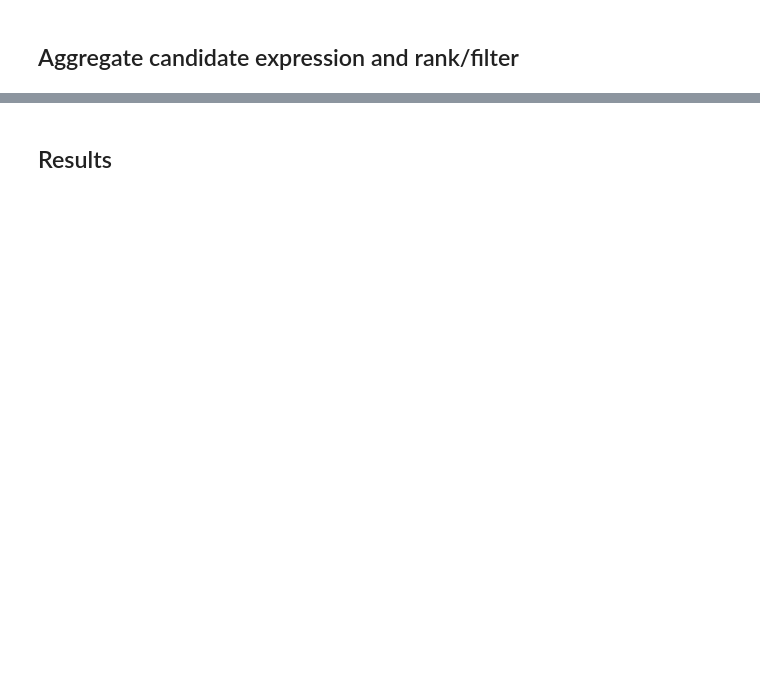
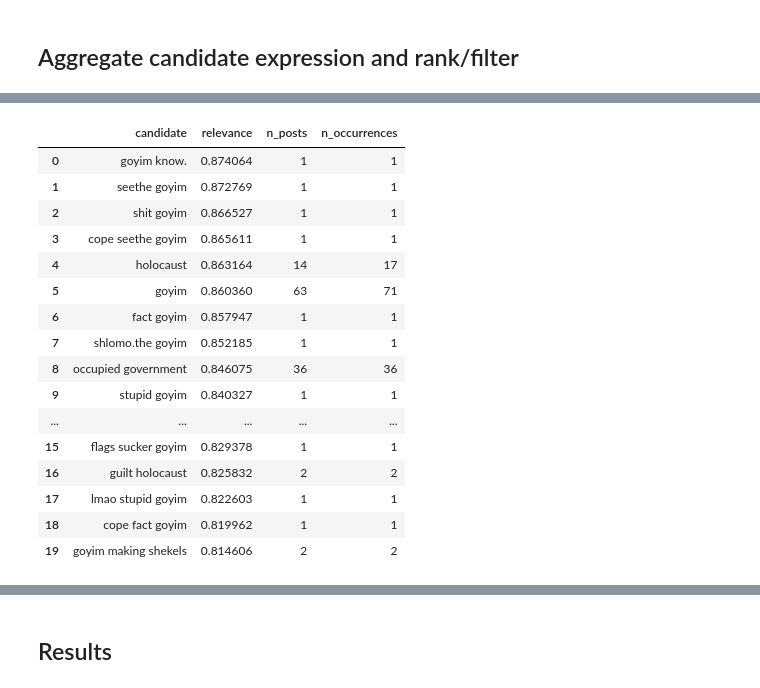
Before and after one commit to FaureArm/Emerging_Coded_Hate_Speech, a Jupyter notebook: Reproduce.ipynb, the cells around one changed output, grey strips where cells are left out. Saved outputs shown, nothing was run; the diff lists cells and outputs as text; code cells hidden in the pictures; blank space fills up the shorter version.

```diff
--- a/Reproduce.ipynb
+++ b/Reproduce.ipynb
@@ -18,7 +24,7 @@ import emoji
 ## Load the dataset
 # %%
 # load the data
-df = pd.read_csv("./data/Unmasking Antisemitism SRI Data Set - Reporting Layer.csv")
+df = pd.read_csv("./Unmasking Antisemitism SRI Data Set - Reporting Layer.csv")
 # %%
 df.describe()
 # %% [output]
@@ -1128,0 +1152,6 @@ Example of candidate embedding: [ 3.80721062e-01  7.17023075e-01  3.14350158e-01
+# %%
+cosine_similarities = cosine_similarity(candidate_embeddings,anchor_embeddings)
+
+print(cosine_similarities.shape)
+print(cosine_similarities[0])
+print(cosine_similarities[0,0])
@@ -1129,2 +1218,20 @@ Example of candidate embedding: [ 3.80721062e-01  7.17023075e-01  3.14350158e-01
 # %% [markdown]
 ## Relevance score per candidate/post pair
+# %%
+# Sort each row from lowest to highest similarity.
+sorted_similarities = np.sort(cosine_similarities, axis=1)
+
+# Keep the last five values: the five highest similarities.
+top_five_similarities = sorted_similarities[:, -5:]
+
+# Average those five values for each row.
+relevance_scores = top_five_similarities.mean(axis=1)
+
+# Attach scores to their candidate and post identifiers.
+candidate_post_scores = candidate_metadata.copy()
+candidate_post_scores["relevance"] = relevance_scores
+
+candidate_post_scores.sort_values(
+    "relevance",
+    ascending=False,
+).head(5)
@@ -1132,0 +1280,33 @@ Example of candidate embedding: [ 3.80721062e-01  7.17023075e-01  3.14350158e-01
+# %%
+# gives us the mean of each candidate's relevance across posts
+candidate_scores = (
+    candidate_post_scores
+    .groupby("candidate", as_index=False)["relevance"]
+    .mean()
+)
+# %%
+# rank from highest to lowest relevance
+ranked_candidates = candidate_scores.sort_values(
+    "relevance",
+    ascending=False,
+).reset_index(drop=True)
+
+ranked_candidates.head(20)
+# %% [output]
+|  | candidate | relevance | n_posts | n_occurrences |
+| 0 | goyim know. | 0.874064 | 1 | 1 |
+| 1 | seethe goyim | 0.872769 | 1 | 1 |
+| 2 | shit goyim | 0.866527 | 1 | 1 |
+| 3 | cope seethe goyim | 0.865611 | 1 | 1 |
+| 4 | holocaust | 0.863164 | 14 | 17 |
+| 5 | goyim | 0.860360 | 63 | 71 |
+| 6 | fact goyim | 0.857947 | 1 | 1 |
+| 7 | shlomo.the goyim | 0.852185 | 1 | 1 |
+| 8 | occupied government | 0.846075 | 36 | 36 |
+| 9 | stupid goyim | 0.840327 | 1 | 1 |
+| ... | ... | ... | ... | ... |
+| 15 | flags sucker goyim | 0.829378 | 1 | 1 |
+| 16 | guilt holocaust | 0.825832 | 2 | 2 |
+| 17 | lmao stupid goyim | 0.822603 | 1 | 1 |
+| 18 | cope fact goyim | 0.819962 | 1 | 1 |
+| 19 | goyim making shekels | 0.814606 | 2 | 2 |
```
Also changed, not shown: parts of 31 cells of this notebook.
